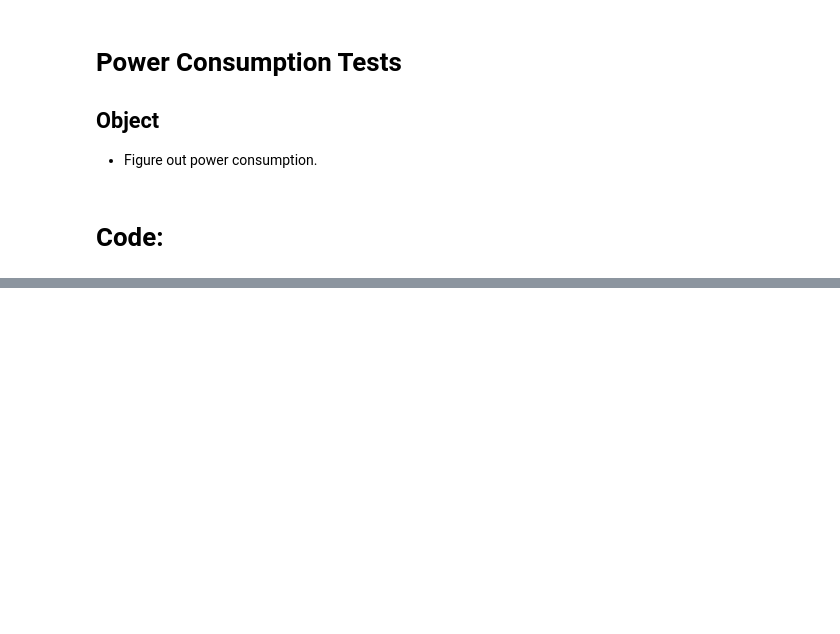
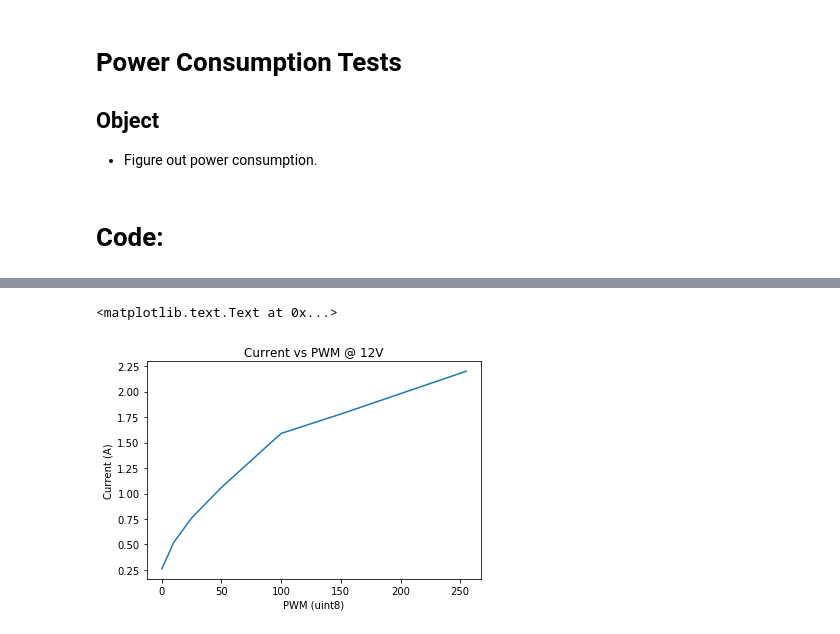
Before and after one commit to dapperfu/CNC3018, a Jupyter notebook: python_rs274/Power Consumption Tests.ipynb, the cells around one changed output, grey strips where cells are left out. Cells and saved outputs as stored; diff of their text form; code cells hidden in the pictures; blank space fills up the shorter version.

Commit message:
Added 12V power consumption tests

```diff
--- a/python_rs274/Power Consumption Tests.ipynb
+++ b/python_rs274/Power Consumption Tests.ipynb
@@ -222,0 +66,11 @@ cnc.cmd("$N")
+# %%
+def laser_on(pwm):
+    if int(pwm) != np.uint8(pwm):
+        raise(Exception("UINT8! {}".format(pwm)))
+    # Set minimal power setting to focus and position laser
+    cnc.cmd("M3 S{:03d}".format(np.uint8(pwm)))
+    cnc.cmd("G1 X0 F10") # Laser On
+
+
+def laser_off():
+    cnc.cmd("M5") # Laser off
@@ -222,0 +81,14 @@ cnc.cmd("$N")
+# %%
+voltage = 12
+current = list()
+
+results = list()
+for laser_pwm in [0, 10, 25, 50, 100, 150, 200, 255]:
+    result = dict()
+    result["laser_pwm"] = laser_pwm
+    result["voltage"] = voltage
+    laser_on(laser_pwm)
+    result["current"] = input("{}V. PWM: {}. Current Output (A):".format(voltage,laser_pwm))
+    results.append(result)
+laser_off()
+results
@@ -222,0 +118,11 @@ cnc.cmd("$N")
+# %%
+PWM = [result["laser_pwm"] for result in results]
+CURRENT = [result["current"] for result in results]
+
+plot = plt.plot(PWM, CURRENT)
+plt.xlabel("PWM (uint8)")
+plt.ylabel("Current (A)")
+plt.title("Current vs PWM @ {}V".format(voltage))
+# %% [output]
+<matplotlib.text.Text at 0x...>
+[figure, added]
```
Also changed, not shown: parts of 42 cells of this notebook, 4 other files.
